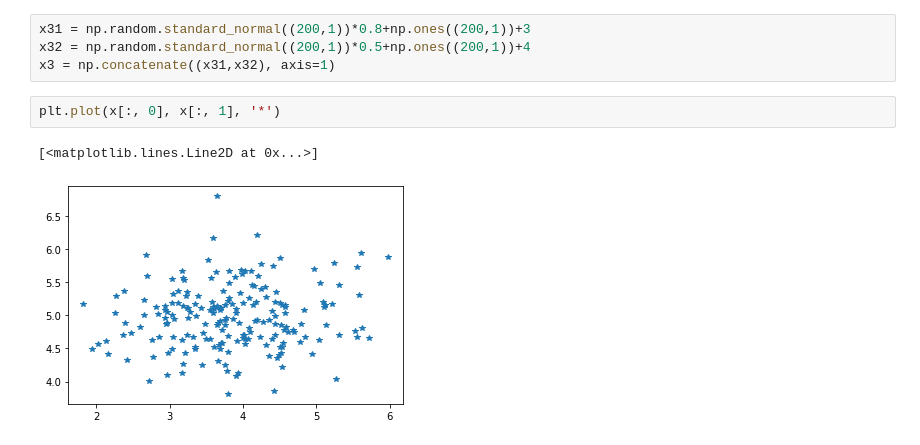
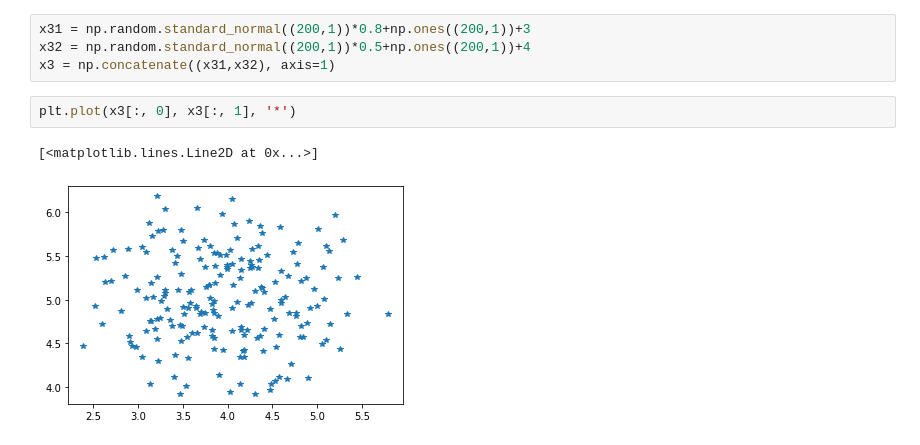
Before and after one commit to rarnold97/WSU, a Jupyter notebook: CS_7840/hw/hw1/rarnold_hw1.ipynb, the cells around one changed output. Drawn from its saved outputs; the diff is of its cells as text.

```diff
--- a/CS_7840/hw/hw1/rarnold_hw1.ipynb
+++ b/CS_7840/hw/hw1/rarnold_hw1.ipynb
@@ -201,9 +206,9 @@ x31 = np.random.standard_normal((200,1))*0.8+np.ones((200,1))+3
 x32 = np.random.standard_normal((200,1))*0.5+np.ones((200,1))+4
 x3 = np.concatenate((x31,x32), axis=1)
 # %%
-plt.plot(x[:, 0], x[:, 1], '*')
+plt.plot(x3[:, 0], x3[:, 1], '*')
 # %% [output]
 [<matplotlib.lines.Line2D at 0x...>]
-[figure, old version]
+[figure, new version]
 # %%
 X = np.concatenate((x1, x2, x3), axis=0)
```
Also changed, not shown: parts of 29 cells of this notebook, 2 other files.
